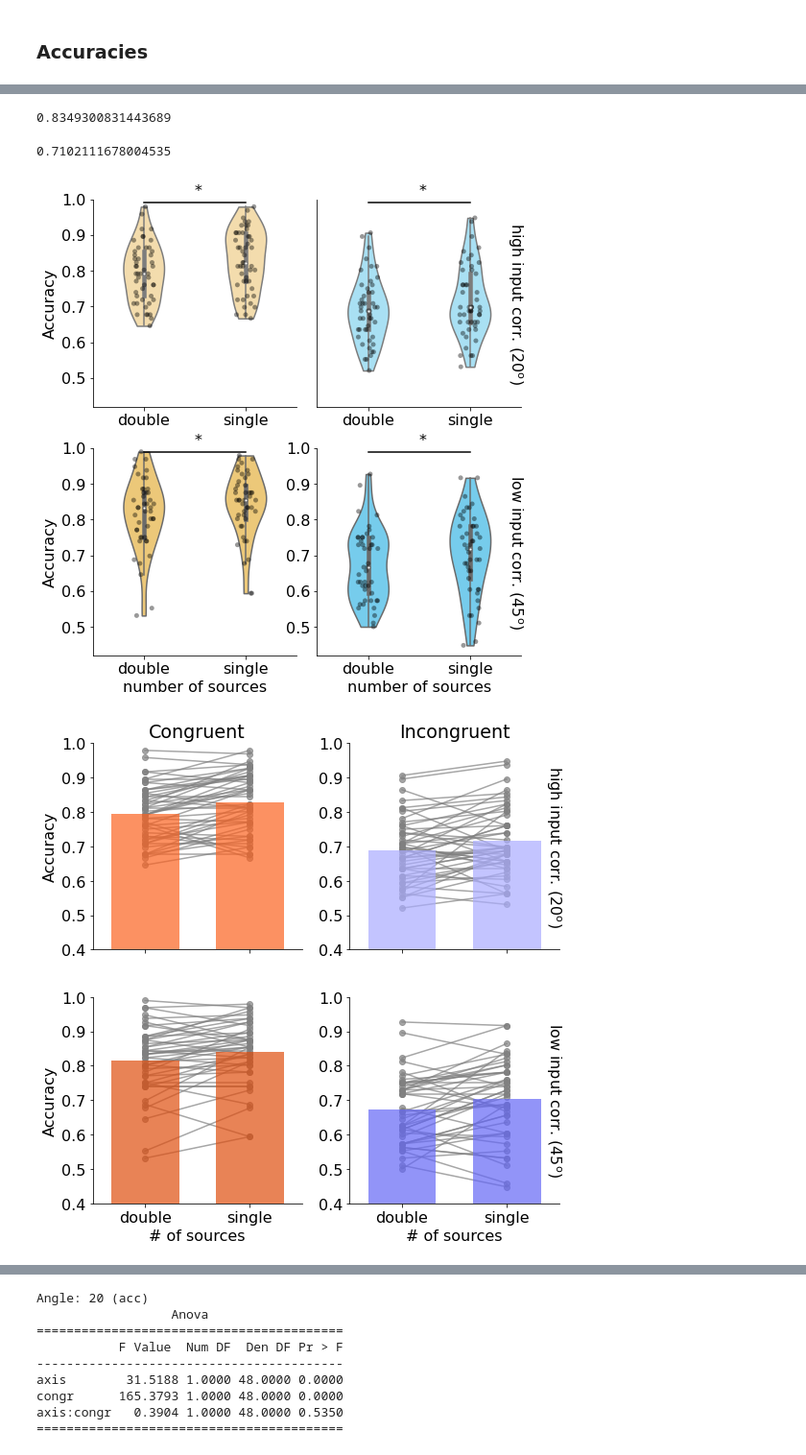
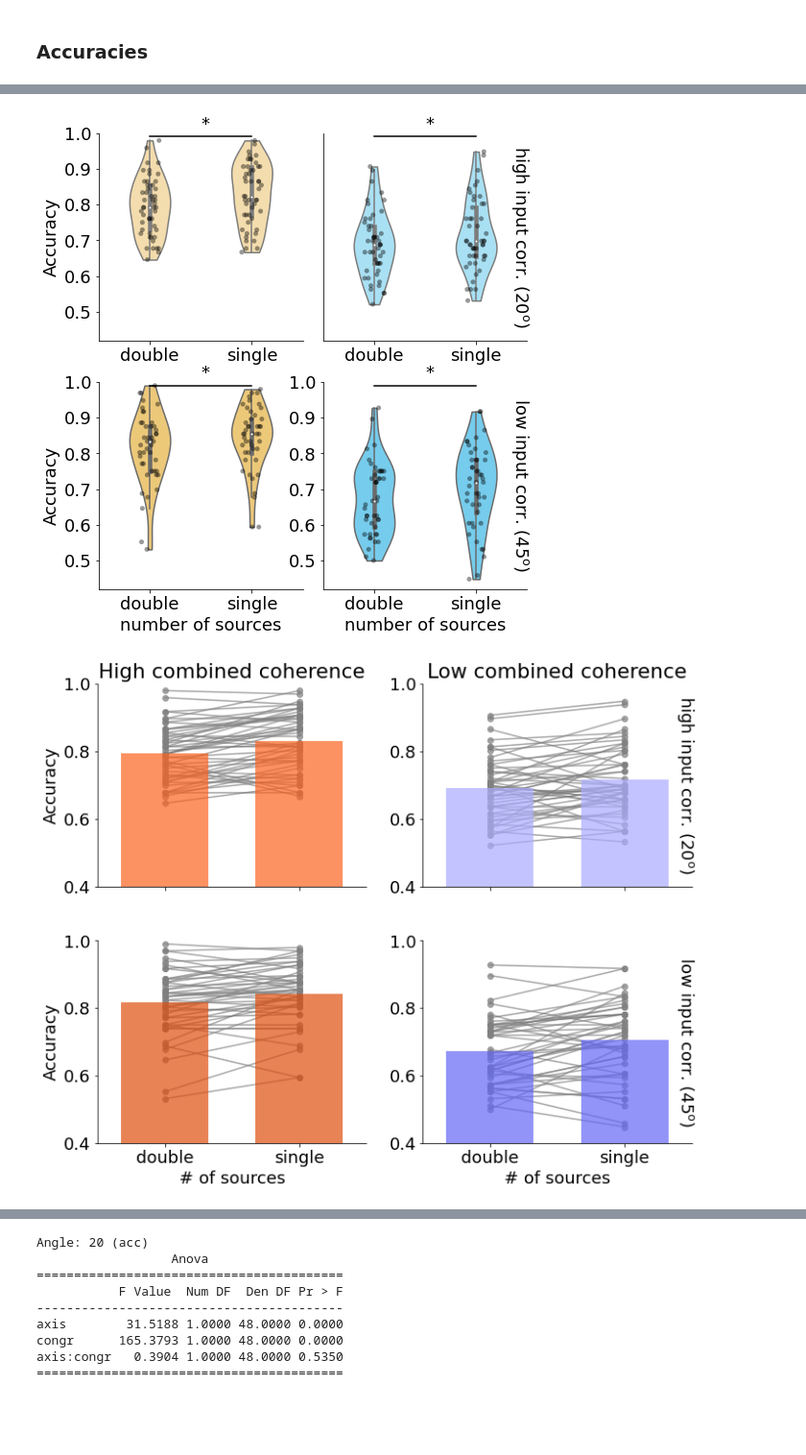
Before and after one commit to dokato/2drdk, a Jupyter notebook: data_analysis.ipynb, the cells around one changed output, grey strips where cells are left out. Shown at 96% size. Cells and saved outputs as stored; diff of their text form; code cells hidden in the pictures; blank space fills up the shorter version.

```diff
--- a/data_analysis.ipynb
+++ b/data_analysis.ipynb
@@ -10,7 +10,7 @@ import matplotlib.pyplot as plt
 import seaborn as sns
 #import psignifit as ps
 # %%
-plt.rcParams.update({'font.size': 16})
+plt.rcParams.update({'font.size': 18})
 import matplotlib as mpl
 mpl.rcParams['axes.spines.right'] = False
 mpl.rcParams['axes.spines.top'] = False
@@ -354,11 +351,3 @@ plt.show()
-# %%
-(np.mean(correct_congr_tr_20) + np.mean(correct_congr_tr_45)) / 2
-# %% [output]
-0.8349300831443689
-# %%
-(np.mean(correct_incon_tr_20) + np.mean(correct_incon_tr_45)) / 2
-# %% [output]
-0.7102111678004535
 # %%
 fig = plt.figure(figsize=(8,8))
 fig.subplots_adjust(top = 0.95, hspace = 0.2, wspace = 0.1)
@@ -388,36 +377,36 @@ ax.set_ylabel('low input corr. (45$^\mathrm{o}$)', rotation=270)
 plt.savefig('accuracies_violin.svg')
 plt.show()
 # %% [output]
-[figure, old version]
+[figure, new version]
 # %%
-plt.figure(figsize=(8,8))
+plt.figure(figsize=(10,8))
 plt.subplot(221)
 plot_paired_barplots(correct_congr_20, correct_congr_tr_20, p_val = None,
                       name1 = '', name2 = '', y_label = 'Accuracy',
                       bar_col = '#fb6220', y_lim = [0.4, 1], x_label = ' ', p_pos=1.01)
-plt.title('Congruent')
+plt.title('High combined coherence')
 ax = plt.subplot(222)
 plot_paired_barplots(correct_incon_20, correct_incon_tr_20, p_val = None,
                       name1 = '', name2 = '', y_label = ' ',
                       bar_col = '#aaacff', y_lim = [0.4, 1], x_label = ' ', p_pos=1.01)
 ax.yaxis.set_label_position("right")
 ax.set_ylabel('high input corr. (20$^\mathrm{o}$)', rotation=270)
-plt.title('Incongruent')
+plt.title('Low combined coherence')
 plt.subplot(223)
 plot_paired_barplots(correct_congr_45, correct_congr_tr_45, p_val = None,
                       name1 = 'double', name2 = 'single', y_label = 'Accuracy',
                       bar_col = '#df4e0f', y_lim = [0.4, 1], x_label = '# of sources', p_pos=1.01)
 ax = plt.subplot(224)
 plot_paired_barplots(correct_incon_45, correct_incon_tr_45, p_val = None,
                       name1 = 'double', name2 = 'single', y_label = ' ',
                       bar_col = '#6467f6', y_lim = [0.4, 1], x_label = '# of sources', p_pos=1.01)
 ax.yaxis.set_label_position("right")
 ax.set_ylabel('low input corr. (45$^\mathrm{o}$)', rotation=270)
-plt.tight_layout()
-plt.savefig('accuracies_bars.png')
+plt.tight_layout(h_pad=1.2, pad = 0.5)
+plt.savefig('accuracies_bars.svg')
 plt.show()
 # %% [output]
-[figure, old version]
+[figure, new version]
 # %%
 plt.figure(figsize=(2,4))
 for diff in (np.array(correct_congr_tr_45)-np.array(correct_congr_45)):
```
Also changed, not shown: parts of 14 cells of this notebook, 1 other file.
